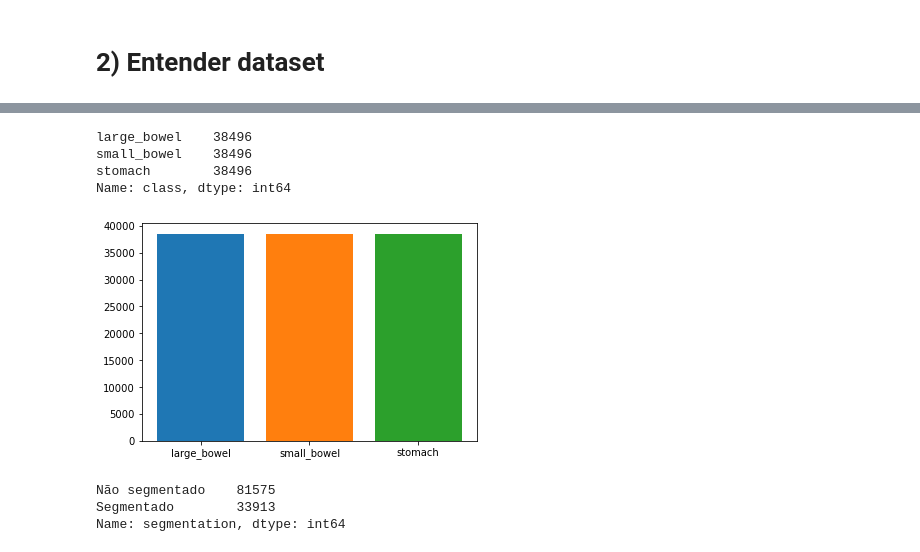
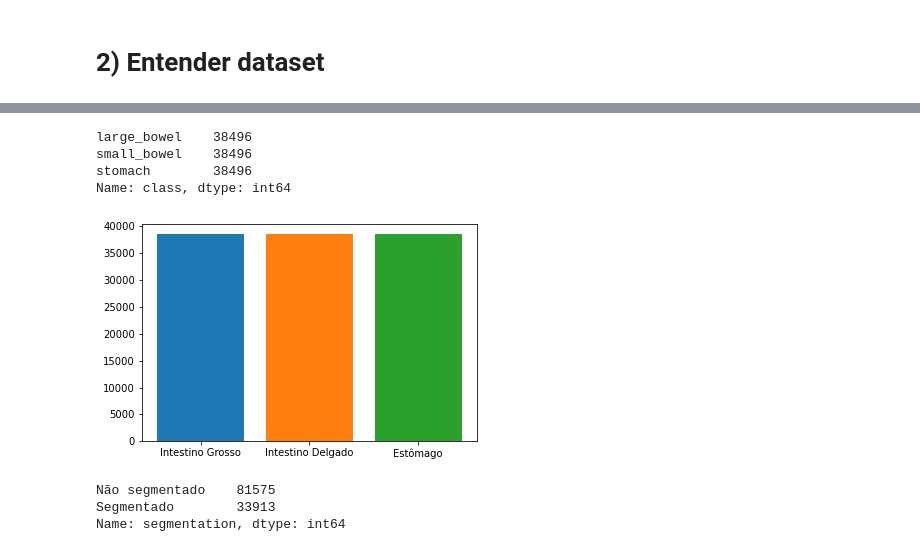
Before and after one commit to PauloUbirajara/uw-madison-image-segmentation, a Jupyter notebook: setup.ipynb, the cells around one changed output, grey strips where cells are left out. Cells and saved outputs as stored; diff of their text form; code cells hidden in the pictures.

```diff
--- a/setup.ipynb
+++ b/setup.ipynb
@@ -11,6 +11,7 @@ import matplotlib.pyplot as plt
 # 2) Entender dataset
 # %%
 dataset = pd.read_csv('train.csv')
-dataset
+dataset = dataset.sample(frac=1)
+dataset.head()
 # %% [output]
 |  | id | class | segmentation |
@@ -29,18 +23,19 @@ dataset
 # %%
 orgaos = dataset['class']
 
 print(orgaos.value_counts())
 
 for i in range(orgaos.unique().size):
-	plt.bar(orgaos.value_counts().keys()[i], orgaos.value_counts().values[i])
+	chave, valor = orgaos.value_counts().keys()[i], orgaos.value_counts().values[i]
+	plt.bar(nomes[chave], valor)
 
 plt.show()
 # %% [output]
 large_bowel    38496
 small_bowel    38496
 stomach        38496
 Name: class, dtype: int64
-[figure, old version]
+[figure, new version]
 # %%
 segmentados = dataset['segmentation'].astype('str')
 segmentados = segmentados.apply(lambda x: 'Segmentado' if x != 'nan' else 'Não segmentado')
```
Also changed, not shown: parts of 2 cells of this notebook, 1 other file.
